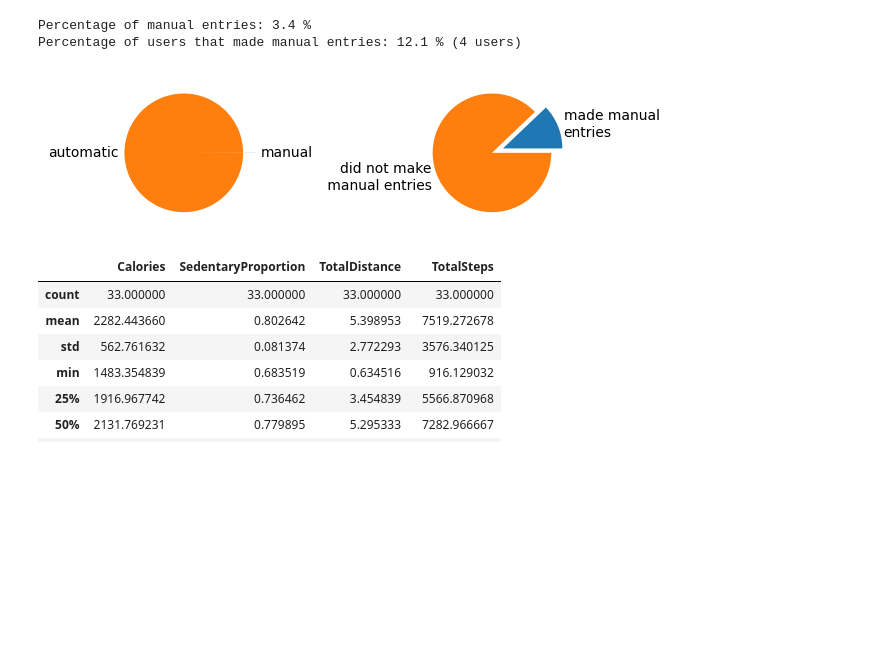
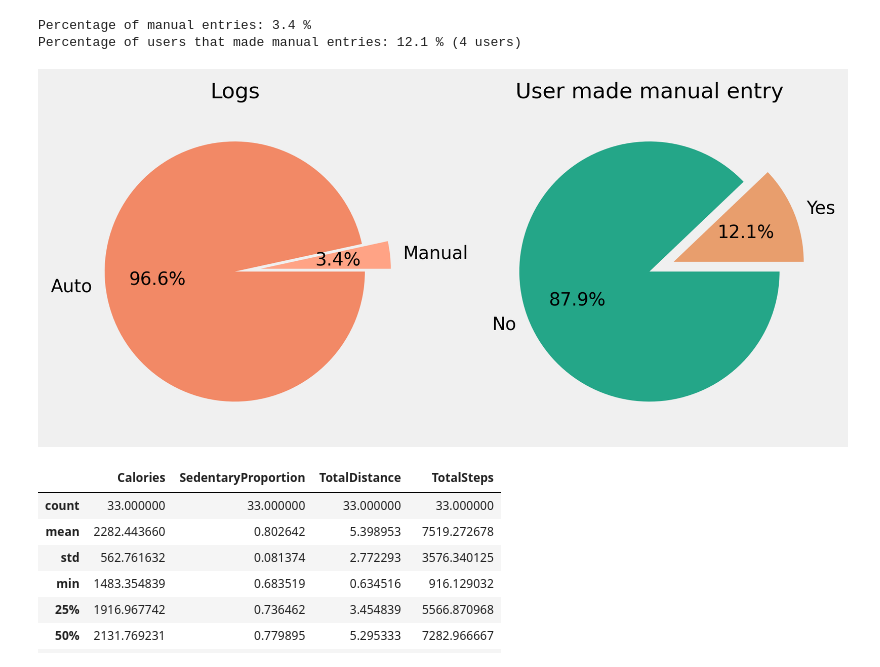
Before and after one commit to Rustic-Citrus/BellabeatAnalysis, a Jupyter notebook: FitbitDatasetAnalysis.ipynb, the cells around one changed output. Drawn from its saved outputs; the diff is of its cells as text; code cells hidden in the pictures; blank space fills up the shorter version.

```diff
--- a/FitbitDatasetAnalysis.ipynb
+++ b/FitbitDatasetAnalysis.ipynb
@@ -28,6 +28,12 @@ import pandas as pd
 import matplotlib.pyplot as plt
 import numpy as np
 from scipy.stats import norm
+
+# Define palette of colors for Bellabeat.
+bellabeat_palette = ["#FFA385", "#F28966", "#A65135", "#E89E6D", "#24A688", "#66F2D1"]
+background_color = "#F0F0F0"
+
+plt.rcParams['figure.dpi'] = 300
 # %% [markdown]
 #### Reading the Data
 
@@ -434,21 +440,25 @@ print(f"Percentage of users that made manual entries: {round(pct_users_manual_en
 Percentage of manual entries: 3.4 %
 Percentage of users that made manual entries: 12.1 % (4 users)
 # %%
-# Create a series of pie charts that show the proportions of users that made manual entries.
-pct_record_type = {"manual": pct_manual_records, "automatic": (1-pct_manual_records)*100}
-pct_user_type = {"made manual \nentries": pct_users_manual_entries*100, "did not make\n manual entries": (1-pct_users_manual_entries)*100}
+# Create two pie charts showing the percentage of manual entries and users who made manual entries.
+# Create a dictionary to store the values and labels for the data.
+manual_records_dict = {"Manual": pct_manual_records, "Auto": (1-pct_manual_records)}
+users_manual_record_dict = {"Yes": pct_users_manual_entries, "No": (1-pct_users_manual_entries)}
 
 fig, axs = plt.subplots(1, 2)
 
-axs[0].pie(pct_record_type.values(), labels=pct_record_type.keys(), explode=[0.2, 0])
+axs[0].pie(manual_records_dict.values(), labels=manual_records_dict.keys(), explode=[0.2, 0], autopct="%1.1f%%", colors=bellabeat_palette)
+axs[0].set_title("Logs")
 
-axs[1].pie(pct_user_type.values(), labels=pct_user_type.keys(), explode=[0.2, 0])
+axs[1].pie(users_manual_record_dict.values(), labels=users_manual_record_dict.keys(), explode=[0.2, 0], autopct="%1.1f%%", colors=bellabeat_palette[3:])
+axs[1].set_title("User made manual entry")
 
+fig.set_facecolor(background_color)
 fig.tight_layout()
 
 plt.show()
 # %% [output]
-[figure, old version]
+[figure, new version]
 # %%
 # Create a pivot table that summarizes the averages for each user.
 pivot_daily_one = pd.pivot_table(df_daily, values=["TotalSteps", "TotalDistance", "Calories", "SedentaryProportion"], index="Id", aggfunc="mean").reset_index()
```
Also changed, not shown: parts of 20 cells of this notebook.
